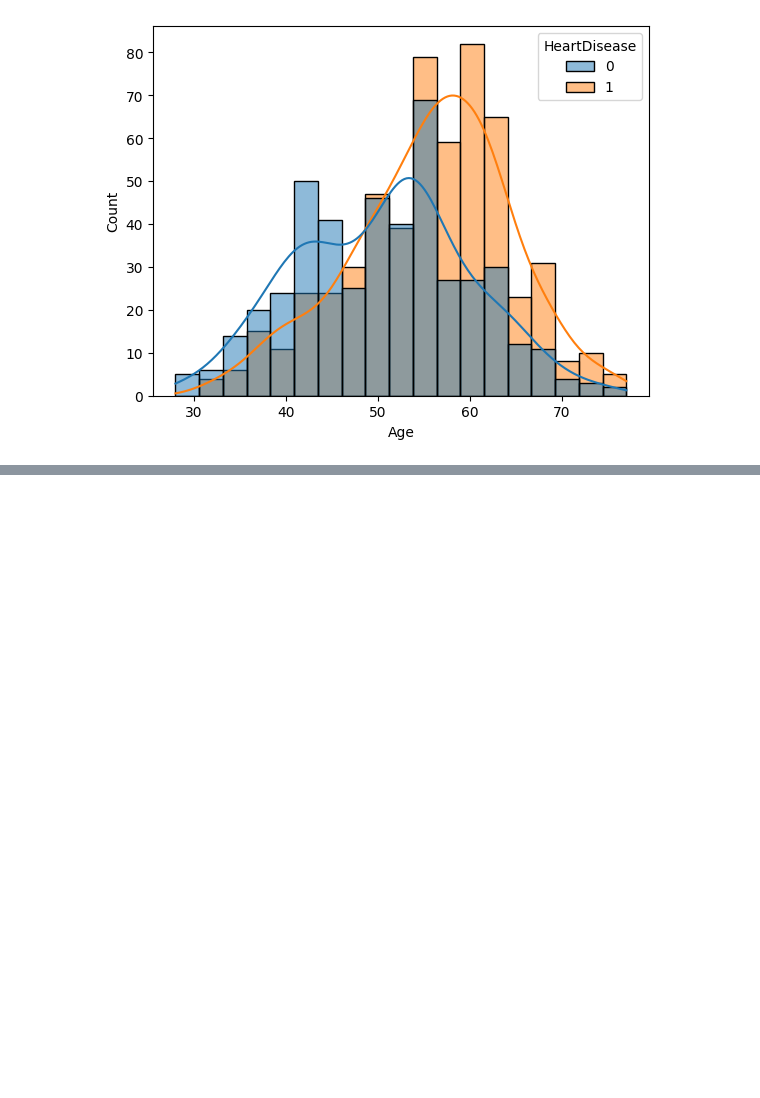
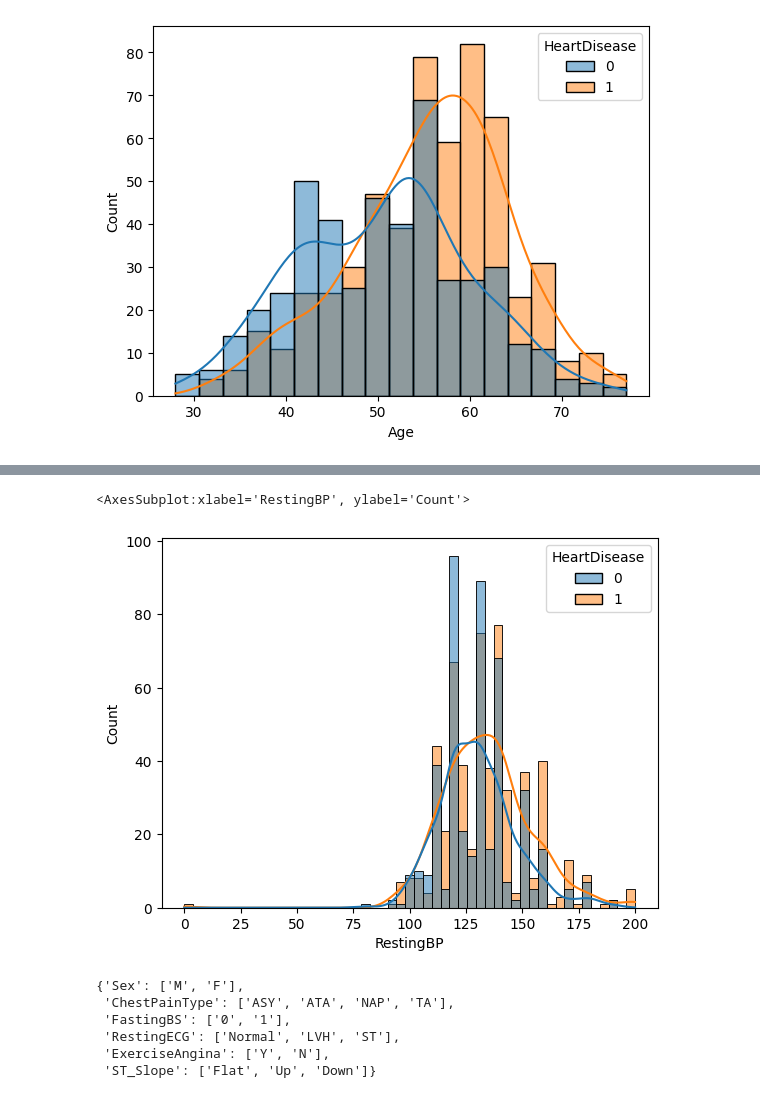
Before and after one commit to HG13BB/asl_heart_failure_mc, a Jupyter notebook: notebooks/heart_failure_nn_Henry.ipynb, the cells around one changed output, grey strips where cells are left out. Saved outputs shown, nothing was run; the diff lists cells and outputs as text; code cells hidden in the pictures; blank space fills up the shorter version.

```diff
--- a/notebooks/heart_failure_nn_Henry.ipynb
+++ b/notebooks/heart_failure_nn_Henry.ipynb
@@ -103,3 +187,8 @@ sns.histplot(data=df,x='Age',hue='HeartDisease',kde=True)
+# %%
+sns.histplot(data=df,x='RestingBP',hue='HeartDisease',kde=True)
+# %% [output]
+<AxesSubplot:xlabel='RestingBP', ylabel='Count'>
+[figure, added]
 # %%
 num_columns = [i for i in dtypes if dtypes[i] == int]
 cat_columns = [i for i in dtypes if dtypes[i] == str]
@@ -123,0 +205,9 @@ DEFAULTS = [0,['null'],['null'], 0,0,['null'], ['null'], 0, ['null'], 0.0, ['nul
+# %%
+vocab
+# %% [output]
+{'Sex': ['M', 'F'],
+ 'ChestPainType': ['ASY', 'ATA', 'NAP', 'TA'],
+ 'FastingBS': ['0', '1'],
+ 'RestingECG': ['Normal', 'LVH', 'ST'],
+ 'ExerciseAngina': ['Y', 'N'],
+ 'ST_Slope': ['Flat', 'Up', 'Down']}
```
Also changed, not shown: parts of 32 cells of this notebook.
